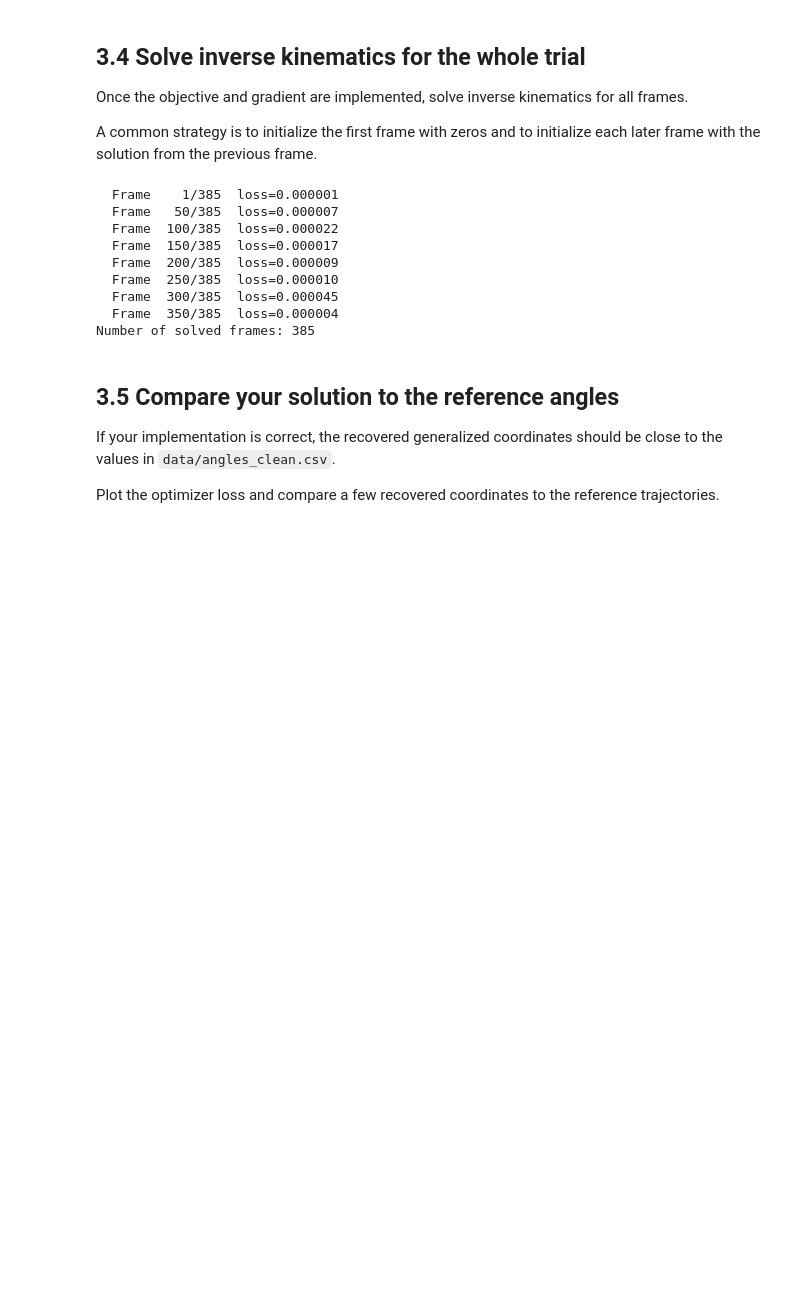
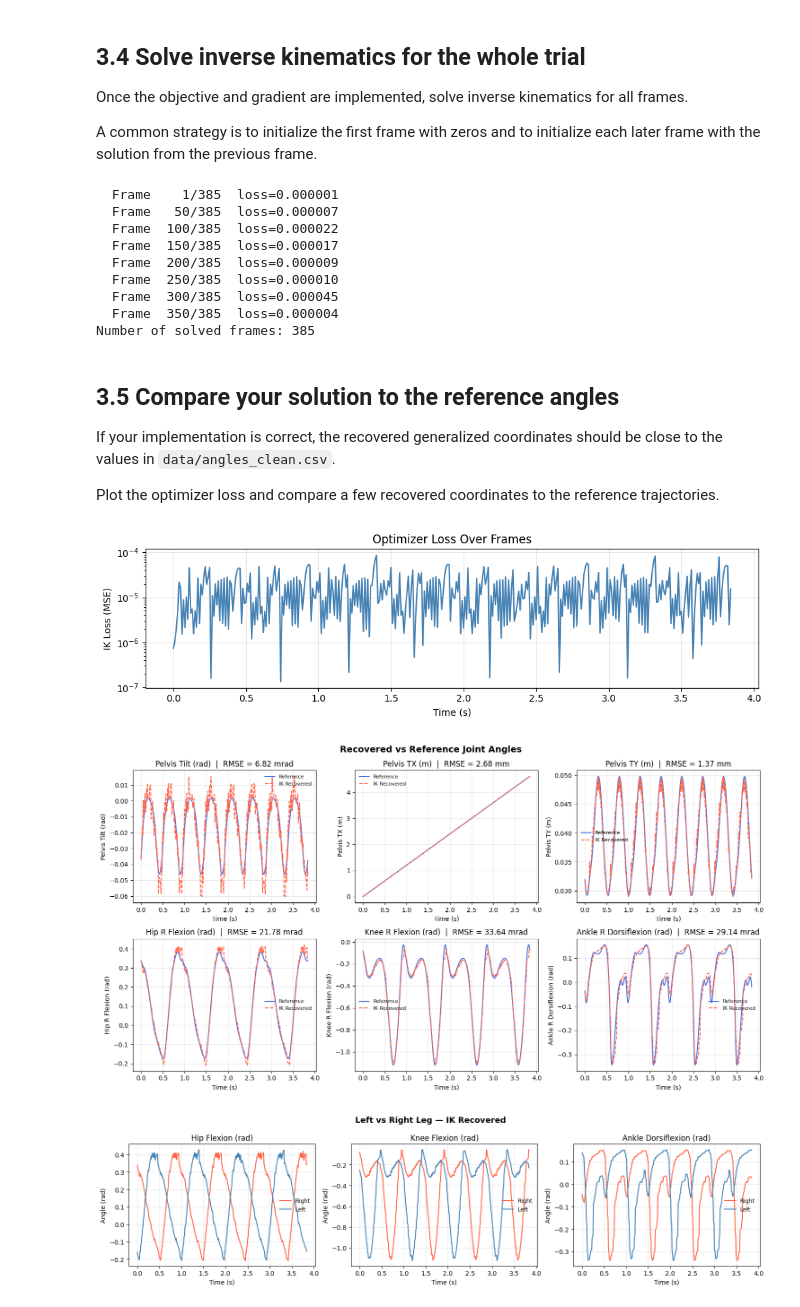
Before and after one commit to nandakishor-v/seminar-rma, a Jupyter notebook: task03.ipynb, the cells around one changed output. Drawn from its saved outputs; the diff is of its cells as text; code cells hidden in the pictures; blank space fills up the shorter version.

```diff
--- a/task03.ipynb
+++ b/task03.ipynb
@@ -120,4 +120,80 @@ If your implementation is correct, the recovered generalized coordinates should
 
 Plot the optimizer loss and compare a few recovered coordinates to the reference trajectories.
 # %%
+import numpy as np
 import matplotlib.pyplot as plt
+
+# Convert q_sol list -> 2D array (n_frames x n_dof)
+q_array = np.array(q_sol)
+time    = reference_angles['time'].values
+ref     = reference_angles[key].values  # (n_frames x n_dof)
+
+# ── Figure 1: Optimizer loss over frames ─────────────────────────────────────
+fig, ax = plt.subplots(figsize=(10, 3))
+ax.plot(time, mse_history, color='steelblue', linewidth=1.5)
+ax.set_xlabel('Time (s)')
+ax.set_ylabel('IK Loss (MSE)')
+ax.set_title('Optimizer Loss Over Frames')
+ax.set_yscale('log')
+ax.grid(True, alpha=0.3)
+plt.tight_layout()
+plt.show()
+
+# ── Figure 2: Recovered vs Reference joint angles ─────────────────────────────
+joints_to_plot = [
+    ('pelvis_tilt', 'Pelvis Tilt (rad)'),
+    ('pelvis_tx',   'Pelvis TX (m)'),
+    ('pelvis_ty',   'Pelvis TY (m)'),
+    ('q_hip_r',     'Hip R Flexion (rad)'),
+    ('q_knee_r',    'Knee R Flexion (rad)'),
+    ('q_ankle_r',   'Ankle R Dorsiflexion (rad)'),
+]
+
+fig, axes = plt.subplots(2, 3, figsize=(15, 8))
+fig.suptitle('Recovered vs Reference Joint Angles', fontsize=14, fontweight='bold')
+
+for ax, (joint_name, label) in zip(axes.flat, joints_to_plot):
+    idx       = key.index(joint_name)
+    recovered = q_array[:, idx]
+    reference = ref[:, idx]
+    rmse      = np.sqrt(np.mean((recovered - reference) ** 2)) * 1000
+    unit      = 'mm' if 'tx' in joint_name or 'ty' in joint_name else 'mrad'
+
+    ax.plot(time, reference,  color='royalblue', linewidth=1.5, label='Reference')
+    ax.plot(time, recovered,  color='tomato',    linewidth=1.5, linestyle='--', label='IK Recovered')
+    ax.set_title(f'{label}  |  RMSE = {rmse:.2f} {unit}')
+    ax.set_xlabel('Time (s)')
+    ax.set_ylabel(label)
+    ax.legend(fontsize=8, frameon=False)
+    ax.grid(True, alpha=0.3)
+
+plt.tight_layout()
+plt.show()
+
+# ── Figure 3: Left vs Right leg comparison ────────────────────────────────────
+fig, axes = plt.subplots(1, 3, figsize=(15, 4))
+fig.suptitle('Left vs Right Leg — IK Recovered', fontsize=13, fontweight='bold')
+
+leg_pairs = [
+    ('q_hip_r',   'q_hip_l',   'Hip Flexion (rad)'),
+    ('q_knee_r',  'q_knee_l',  'Knee Flexion (rad)'),
+    ('q_ankle_r', 'q_ankle_l', 'Ankle Dorsiflexion (rad)'),
+]
+
+for ax, (r_joint, l_joint, label) in zip(axes, leg_pairs):
+    r_idx = key.index(r_joint)
+    l_idx = key.index(l_joint)
+    ax.plot(time, q_array[:, r_idx], color='tomato',    linewidth=1.5, label='Right')
+    ax.plot(time, q_array[:, l_idx], color='steelblue', linewidth=1.5, label='Left')
+    ax.set_title(label)
+    ax.set_xlabel('Time (s)')
+    ax.set_ylabel('Angle (rad)')
+    ax.legend(fontsize=9, frameon=False)
+    ax.grid(True, alpha=0.3)
+
+plt.tight_layout()
+plt.show()
+# %% [output]
+[figure, added]
+[figure, added]
+[figure, added]
```
